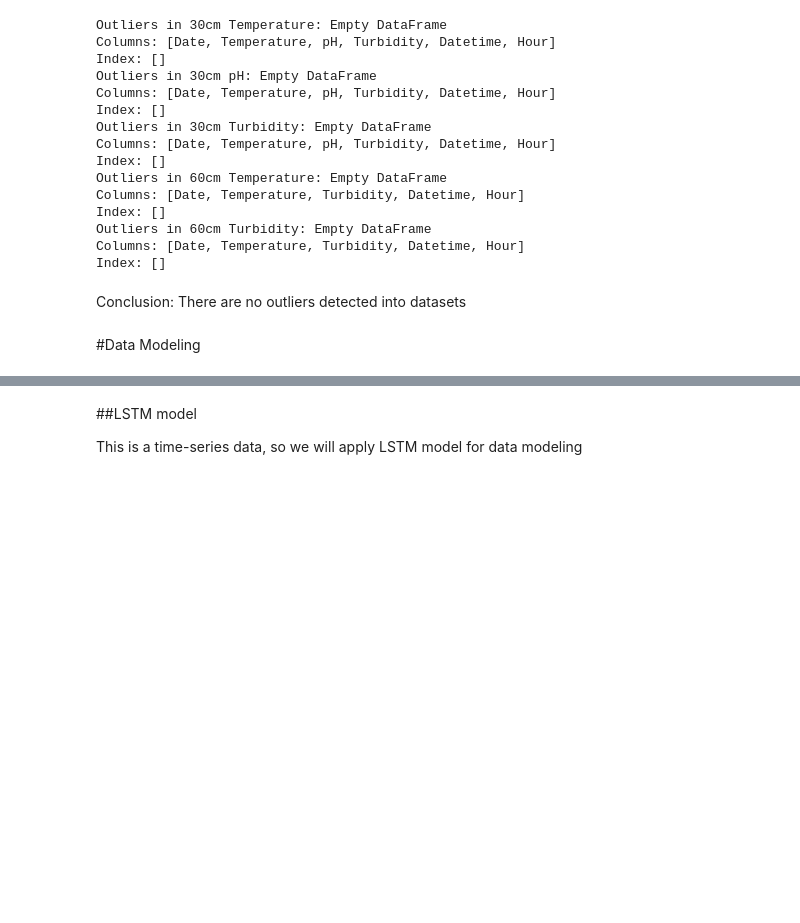
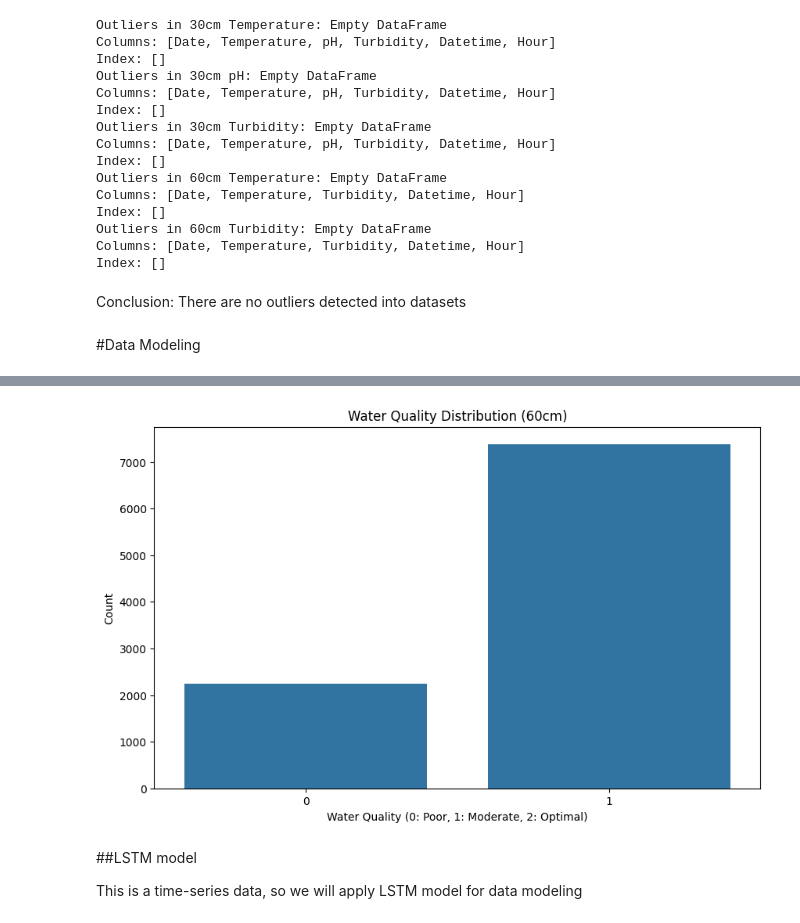
Before and after one commit to omarsagoo/iot-smart-aquarium, a Jupyter notebook: notebooks/iot-smart-aquarium.ipynb, the cells around one changed output, grey strips where cells are left out. Drawn from its saved outputs; the diff is of its cells as text; code cells hidden in the pictures; blank space fills up the shorter version.

```diff
--- a/notebooks/iot-smart-aquarium.ipynb
+++ b/notebooks/iot-smart-aquarium.ipynb
@@ -361,0 +416,6 @@ Conclusion: There are no outliers detected into datasets
+# %%
+# Apply new classification
+data_60cm['Water_Quality'] = data_60cm.apply(classify_water_quality_final, axis=1)
+
+# Display the updated dataset
+data_60cm.head(-5)
@@ -362,3 +444,16 @@ Conclusion: There are no outliers detected into datasets
+# %%
+import matplotlib.pyplot as plt
+import seaborn as sns
+
+# Water Quality Plot for 30cm
+plt.figure(figsize=(10, 6))
+sns.countplot(x='Water_Quality', data=data_60cm)
+plt.title('Water Quality Distribution (60cm)')
+plt.xlabel('Water Quality (0: Poor, 1: Moderate, 2: Optimal)')
+plt.ylabel('Count')
+plt.show()
+# %% [output]
+[figure, added]
 # %% [markdown]
 ##LSTM model
 
```
Also changed, not shown: parts of 17 cells of this notebook, 2 other files.
